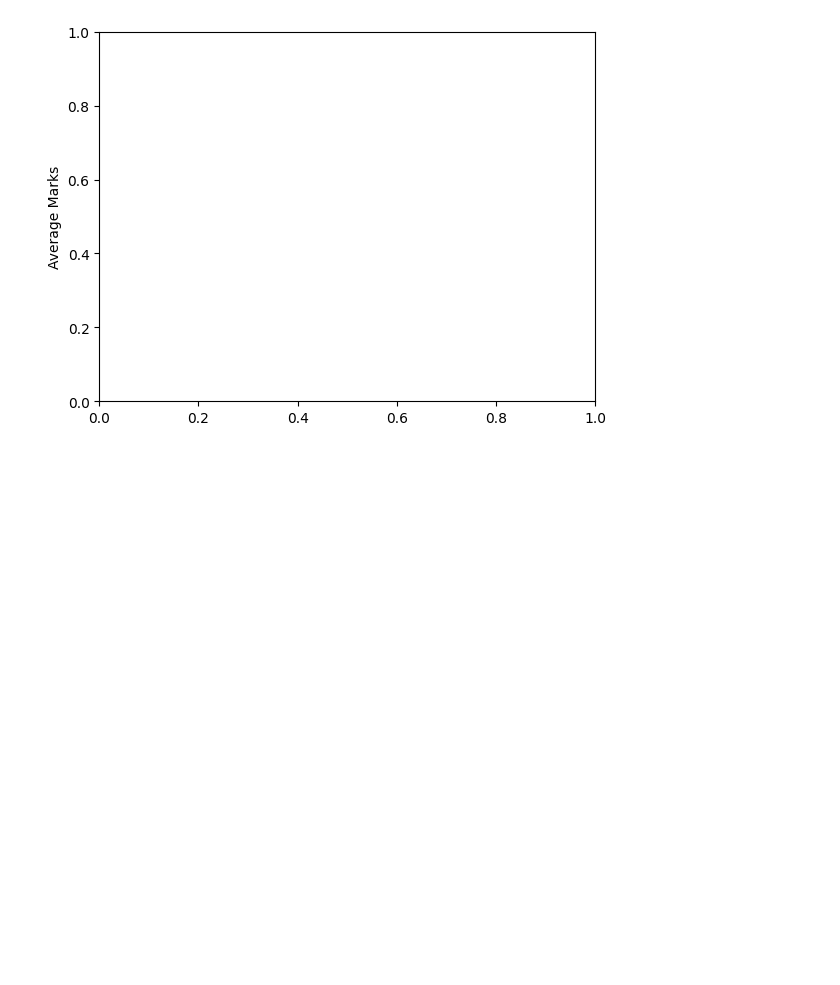
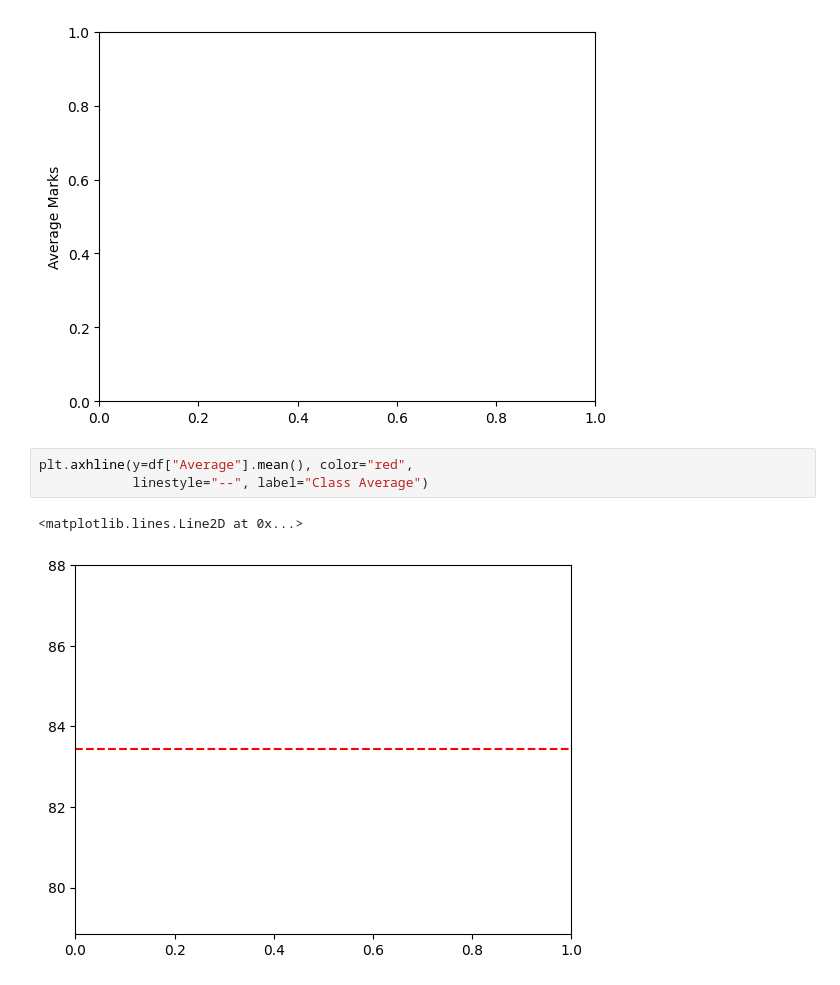
Before and after one commit to Rahmatul-Rovi/Machine-Learning-Practice, a Jupyter notebook: Mini_Project.ipynb, the cells around one changed output. Saved outputs shown, nothing was run; the diff lists cells and outputs as text; blank space fills up the shorter version.

```diff
--- a/Mini_Project.ipynb
+++ b/Mini_Project.ipynb
@@ -83,3 +83,9 @@ plt.ylabel("Average Marks")
 # %% [output]
 Text(0, 0.5, 'Average Marks')
 [figure]
+# %%
+plt.axhline(y=df["Average"].mean(), color="red",
+            linestyle="--", label="Class Average")
+# %% [output]
+<matplotlib.lines.Line2D at 0x...>
+[figure, added]
```
Also changed, not shown: parts of 1 cell of this notebook.
